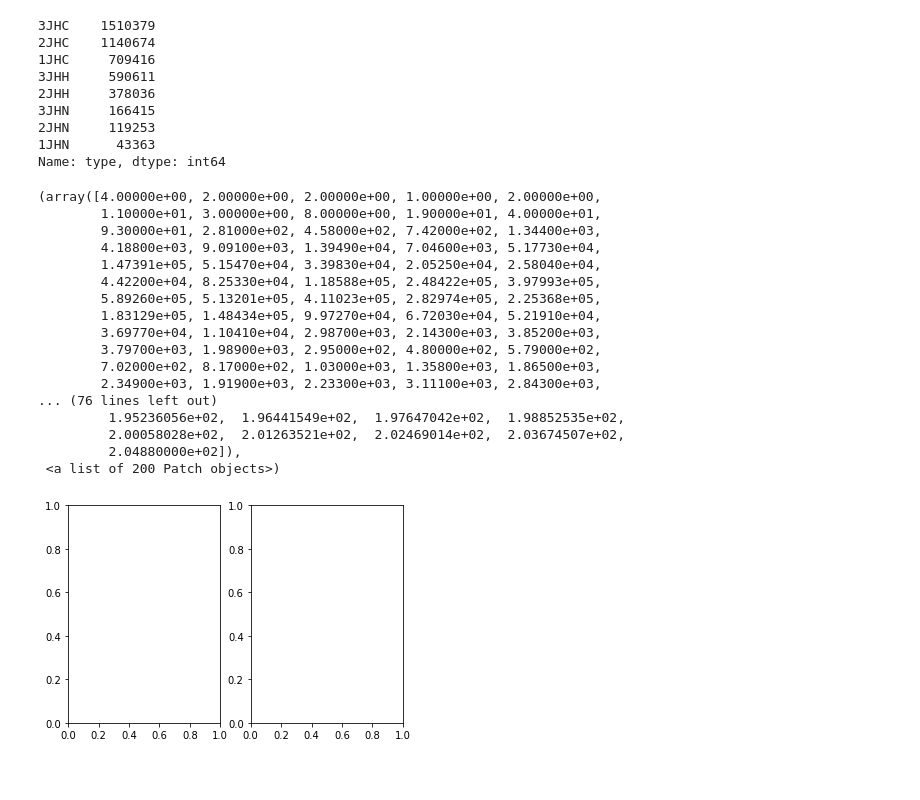
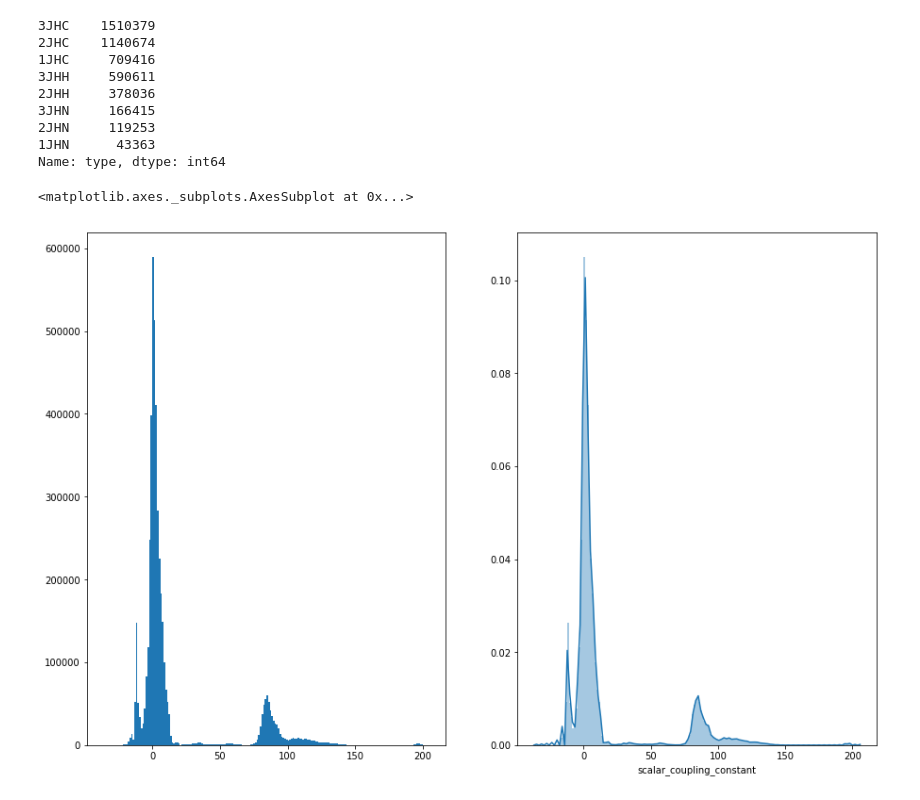
Before and after one commit to CesareGao/molecule_property_prediction, a Jupyter notebook: data_exploring.ipynb, the cells around one changed output. Drawn from its saved outputs; the diff is of its cells as text; code cells hidden in the pictures.

```diff
--- a/data_exploring.ipynb
+++ b/data_exploring.ipynb
@@ -93,25 +93,10 @@ train_df.type.value_counts()
 1JHN      43363
 Name: type, dtype: int64
 # %%
-aes, fig = plt.subplots(1,2)
-axs[1].hist(train_df.scalar_coupling_constant,bins=200)
+fig, ax = plt.subplots(1,2,figsize=(15,10))
+ax[0].hist(train_df.scalar_coupling_constant,bins=200)
+sns.distplot(train_df.scalar_coupling_constant,bins=200,ax=ax[1])
 # majorly two cluster of coefficient
 # %% [output]
-(array([4.00000e+00, 2.00000e+00, 2.00000e+00, 1.00000e+00, 2.00000e+00,
-        1.10000e+01, 3.00000e+00, 8.00000e+00, 1.90000e+01, 4.00000e+01,
-        9.30000e+01, 2.81000e+02, 4.58000e+02, 7.42000e+02, 1.34400e+03,
-        4.18800e+03, 9.09100e+03, 1.39490e+04, 7.04600e+03, 5.17730e+04,
-        1.47391e+05, 5.15470e+04, 3.39830e+04, 2.05250e+04, 2.58040e+04,
-        4.42200e+04, 8.25330e+04, 1.18588e+05, 2.48422e+05, 3.97993e+05,
-        5.89260e+05, 5.13201e+05, 4.11023e+05, 2.82974e+05, 2.25368e+05,
-        1.83129e+05, 1.48434e+05, 9.97270e+04, 6.72030e+04, 5.21910e+04,
-        3.69770e+04, 1.10410e+04, 2.98700e+03, 2.14300e+03, 3.85200e+03,
-        3.79700e+03, 1.98900e+03, 2.95000e+02, 4.80000e+02, 5.79000e+02,
-        7.02000e+02, 8.17000e+02, 1.03000e+03, 1.35800e+03, 1.86500e+03,
-        2.34900e+03, 1.91900e+03, 2.23300e+03, 3.11100e+03, 2.84300e+03,
-... (76 lines left out)
-         1.95236056e+02,  1.96441549e+02,  1.97647042e+02,  1.98852535e+02,
-         2.00058028e+02,  2.01263521e+02,  2.02469014e+02,  2.03674507e+02,
-         2.04880000e+02]),
- <a list of 200 Patch objects>)
+<matplotlib.axes._subplots.AxesSubplot at 0x...>
-[figure, old version]
+[figure, new version]
```
Also changed, not shown: parts of 2 cells of this notebook.
